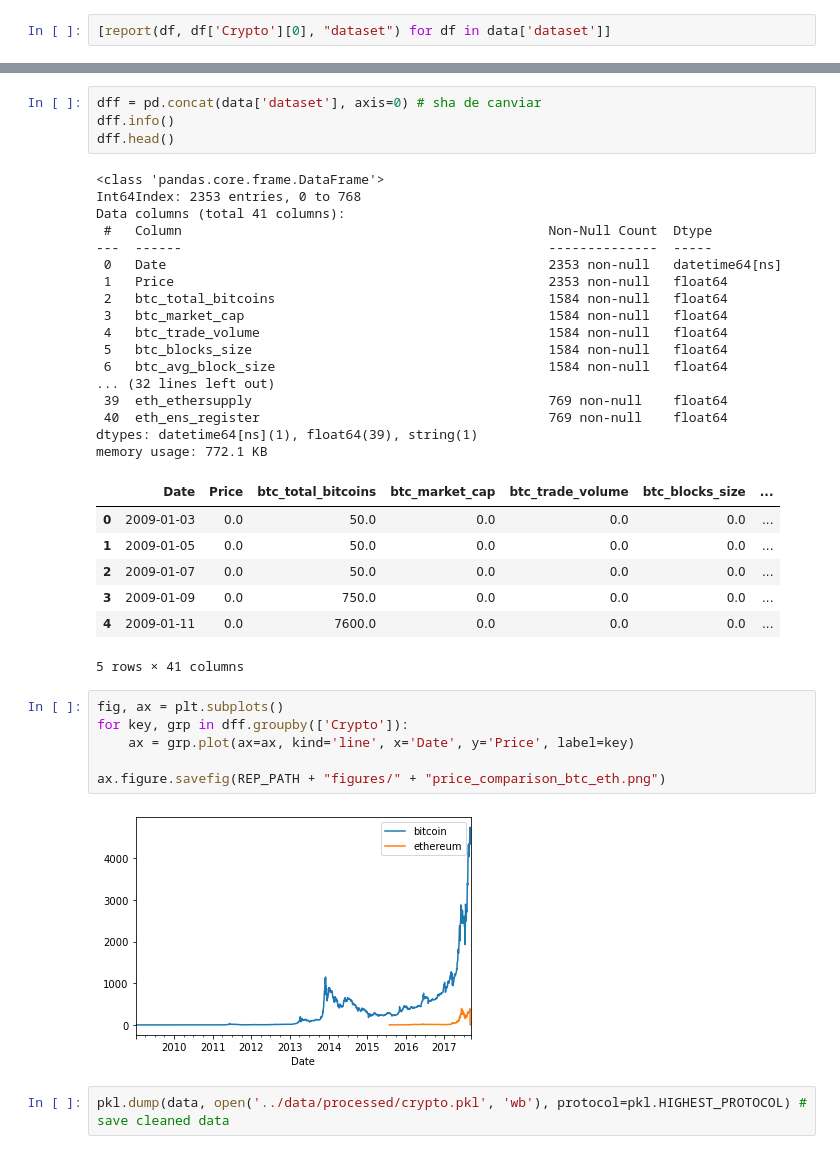
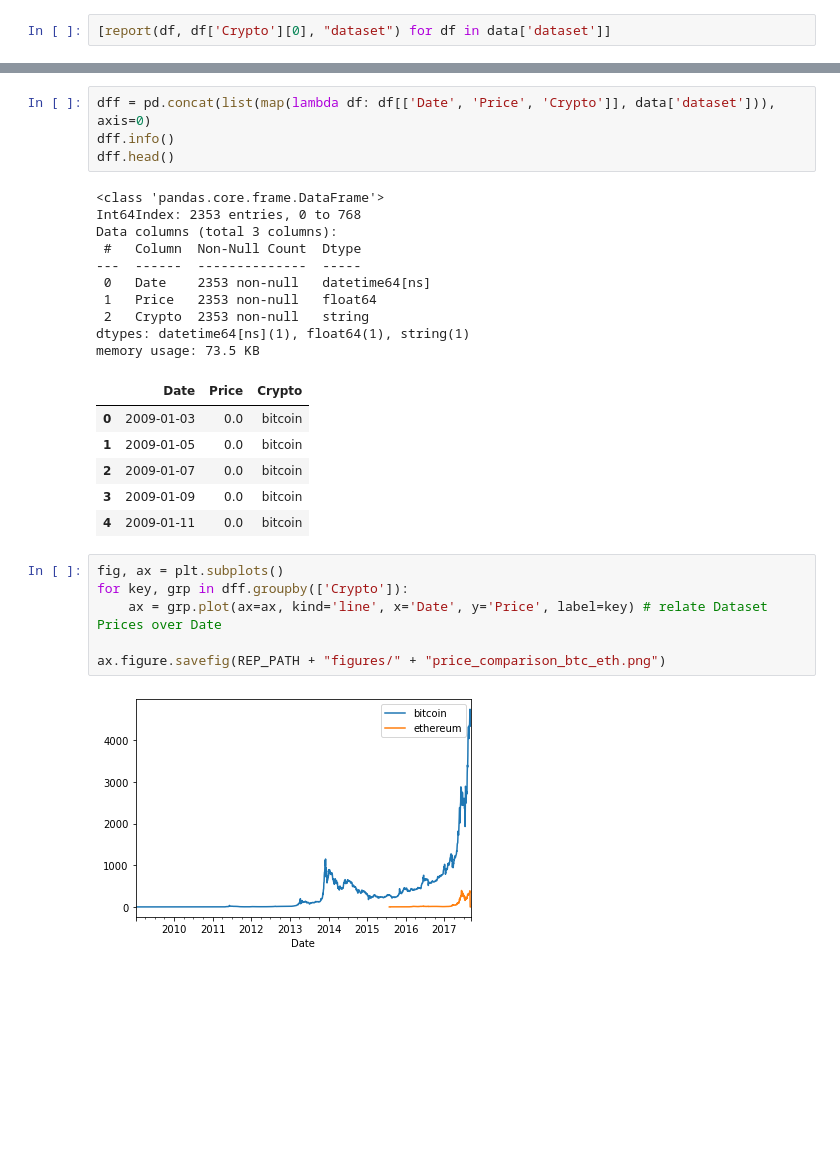
Before and after one commit to elskater98/BasicDataScience, a Jupyter notebook: crypto/notebooks/crypto.ipynb, the cells around one changed output, grey strips where cells are left out. Cells and saved outputs as stored; diff of their text form; blank space fills up the shorter version.

```diff
--- a/crypto/notebooks/crypto.ipynb
+++ b/crypto/notebooks/crypto.ipynb
@@ -238,39 +286,29 @@ memory usage: 114.3 KB
 # %%
-dff = pd.concat(data['dataset'], axis=0) # sha de canviar
+dff = pd.concat(list(map(lambda df: df[['Date', 'Price', 'Crypto']], data['dataset'])), axis=0)
 dff.info()
 dff.head()
 # %% [output]
 <class 'pandas.core.frame.DataFrame'>
 Int64Index: 2353 entries, 0 to 768
-Data columns (total 41 columns):
- #   Column                                               Non-Null Count  Dtype
----  ------                                               --------------  -----
- 0   Date                                                 2353 non-null   datetime64[ns]
- 1   Price                                                2353 non-null   float64
- 2   btc_total_bitcoins                                   1584 non-null   float64
- 3   btc_market_cap                                       1584 non-null   float64
- 4   btc_trade_volume                                     1584 non-null   float64
- 5   btc_blocks_size                                      1584 non-null   float64
- 6   btc_avg_block_size                                   1584 non-null   float64
-... (32 lines left out)
- 39  eth_ethersupply                                      769 non-null    float64
- 40  eth_ens_register                                     769 non-null    float64
-dtypes: datetime64[ns](1), float64(39), string(1)
-memory usage: 772.1 KB
+Data columns (total 3 columns):
+ #   Column  Non-Null Count  Dtype
+---  ------  --------------  -----
+ 0   Date    2353 non-null   datetime64[ns]
+ 1   Price   2353 non-null   float64
+ 2   Crypto  2353 non-null   string
+dtypes: datetime64[ns](1), float64(1), string(1)
+memory usage: 73.5 KB
-|  | Date | Price | btc_total_bitcoins | btc_market_cap | btc_trade_volume | btc_blocks_size | ... |
-| 0 | 2009-01-03 | 0.0 | 50.0 | 0.0 | 0.0 | 0.0 | ... |
-| 1 | 2009-01-05 | 0.0 | 50.0 | 0.0 | 0.0 | 0.0 | ... |
-| 2 | 2009-01-07 | 0.0 | 50.0 | 0.0 | 0.0 | 0.0 | ... |
-| 3 | 2009-01-09 | 0.0 | 750.0 | 0.0 | 0.0 | 0.0 | ... |
-| 4 | 2009-01-11 | 0.0 | 7600.0 | 0.0 | 0.0 | 0.0 | ... |
+|  | Date | Price | Crypto |
+| 0 | 2009-01-03 | 0.0 | bitcoin |
+| 1 | 2009-01-05 | 0.0 | bitcoin |
+| 2 | 2009-01-07 | 0.0 | bitcoin |
+| 3 | 2009-01-09 | 0.0 | bitcoin |
+| 4 | 2009-01-11 | 0.0 | bitcoin |
-5 rows × 41 columns
 # %%
 fig, ax = plt.subplots()
 for key, grp in dff.groupby(['Crypto']):
-    ax = grp.plot(ax=ax, kind='line', x='Date', y='Price', label=key)
+    ax = grp.plot(ax=ax, kind='line', x='Date', y='Price', label=key) # relate Dataset Prices over Date
 
 ax.figure.savefig(REP_PATH + "figures/" + "price_comparison_btc_eth.png")
 # %% [output]
 [figure]
-# %%
-pkl.dump(data, open('../data/processed/crypto.pkl', 'wb'), protocol=pkl.HIGHEST_PROTOCOL) # save cleaned data
```
Also changed, not shown: parts of 30 cells of this notebook.
